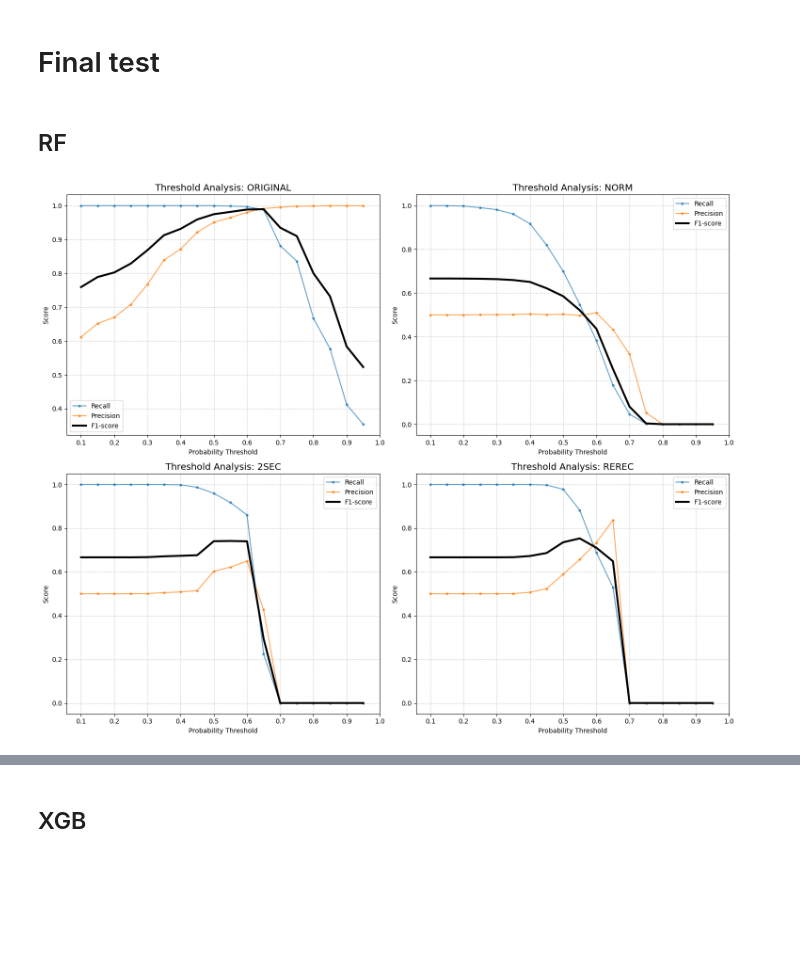
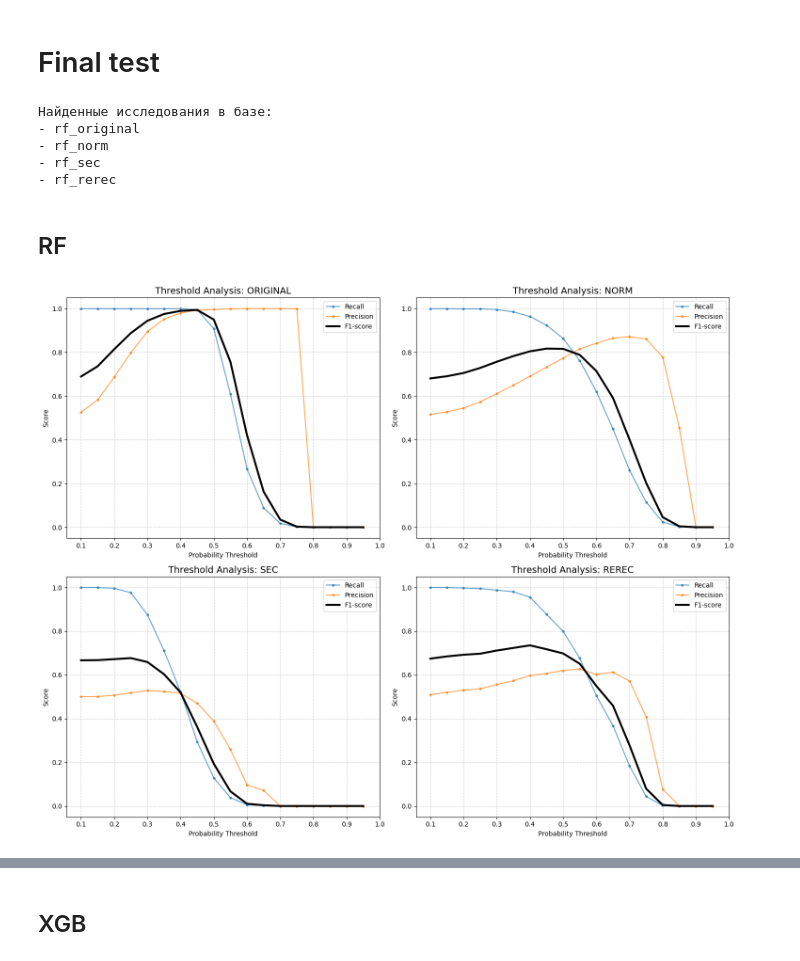
Before and after one commit to kir1ck/AudioDeepfakeDetection_ML, a Jupyter notebook: research2.ipynb, the cells around one changed output, grey strips where cells are left out. Saved outputs shown, nothing was run; the diff lists cells and outputs as text; code cells hidden in the pictures; blank space fills up the shorter version.

```diff
--- a/research2.ipynb
+++ b/research2.ipynb
@@ -399,7 +469,7 @@ def create_objective(X_tr, X_test, y_tr, y_test):
 
     return objective
 # %%
-db_url = "sqlite:///knn_research2.db"
+db_url = "sqlite:///knn_research3.db"
 for name, (X_tr, X_test, y_tr, y_test) in datasets.items():
     print(f"\n>>> Запуск оптимизации для датасета: {name}")
 
@@ -515,13 +585,33 @@ datasets = {
 }
+# %%
+storage_url = "sqlite:///RF_full3.db"
+summaries = optuna.get_all_study_summaries(storage=storage_url)
+
+print("Найденные исследования в базе:")
+for s in summaries:
+    print(f"- {s.study_name}")
+# %% [output]
+Найденные исследования в базе:
+- rf_original
+- rf_norm
+- rf_sec
+- rf_rerec
 # %% [markdown]
 ## RF
 # %%
-rf_best_params = {
-    'original': {'max_depth': 4, 'min_samples_leaf': 5, 'n_estimators': 8 } ,
-    'norm': {'max_depth': 5, 'min_samples_leaf': 5, 'n_estimators': 7 },
-    '2sec': {'max_depth': 1, 'min_samples_leaf': 2, 'n_estimators': 8 },
-    'rerec': {'max_depth': 1, 'min_samples_leaf': 5, 'n_estimators': 9 },
-}
+# rf_best_params = {
+#     'original': {'max_depth': 8, 'min_samples_leaf': 10, 'n_estimators': 124 } ,
+#     'norm': {'max_depth': 8	, 'min_samples_leaf': 12, 'n_estimators': 244 },
+#     '2sec': {'max_depth': 8, 'min_samples_leaf': 10, 'n_estimators': 211 },
+#     'rerec': {'max_depth': 8	, 'min_samples_leaf': 14, 'n_estimators': 143 },
+# }
+
+rf_best_params = {}
+datasets_names = ['original', 'norm', 'sec', 'rerec']
+
+for name in datasets_names:
+    study = optuna.load_study(study_name=f'rf_{name}', storage=storage_url)
+    rf_best_params[name] = study.best_params
 # %%
 final_metrics = []
 
@@ -537,48 +627,48 @@ for i, (name, data) in enumerate(datasets.items()):
     X_train, y_train = data['train']
     X_test, y_test = data['test']
 
-    # Извлекаем параметры именно для этого датасета
-    params = rf_best_params[name]
+
+    params = rf_best_params[name] # Извлекаем параметры именно для этого датасета
 
     # Инициализация и обучение модели
-    model = ensemble.RandomForestClassifier(**params, random_state=42, n_jobs=-1)
+    model = ensemble.RandomForestClassifier(**params, random_state=42, n_jobs=-1, max_features='sqrt')
     model.fit(X_train, y_train)
 
     # Предсказание
     y_pred = model.predict_proba(X_test)[:,1]
     y_score = pd.Series(y_pred)
 
     recall_scores = []
     precision_scores = []
     f1_scores = []
 
     for threshold in thresholds:
-            # Если вероятность > threshold, то 1, иначе 0
-            y_pred_custom = (y_score > threshold).astype(int)
+        # Если вероятность > threshold, то 1, иначе 0
+        y_pred_custom = (y_score > threshold).astype(int)
 
-            recall_scores.append(metrics.recall_score(y_test, y_pred_custom))
-            precision_scores.append(metrics.precision_score(y_test, y_pred_custom))
-            f1_scores.append(metrics.f1_score(y_test, y_pred_custom))
+        recall_scores.append(metrics.recall_score(y_test, y_pred_custom))
+        precision_scores.append(metrics.precision_score(y_test, y_pred_custom))
+        f1_scores.append(metrics.f1_score(y_test, y_pred_custom))
 
     # 5. Визуализация на i-м графике
     ax = axes[i]
     ax.plot(thresholds, recall_scores, label='Recall', marker='.', alpha=0.7)
     ax.plot(thresholds, precision_scores, label='Precision', marker='.', alpha=0.7)
     ax.plot(thresholds, f1_scores, label='F1-score', lw=3, color='black') # Выделим F1 пожирнее
 
     # Оформление графика
     ax.set_title(f'Threshold Analysis: {name.upper()}', fontsize=14)
     ax.set_xlabel('Probability Threshold')
     ax.set_ylabel('Score')
     ax.set_xticks(np.arange(0.1, 1.05, 0.1)) # Сетка чуть пореже для читаемости
     ax.grid(True, linestyle='--', alpha=0.6)
     ax.legend()
 
 
 plt.tight_layout()
 plt.show()
 # %% [output]
-[figure, old version]
+[figure, new version]
 # %%
 final_metrics = []
 
```
Also changed, not shown: parts of 26 cells of this notebook, 11 other files.
